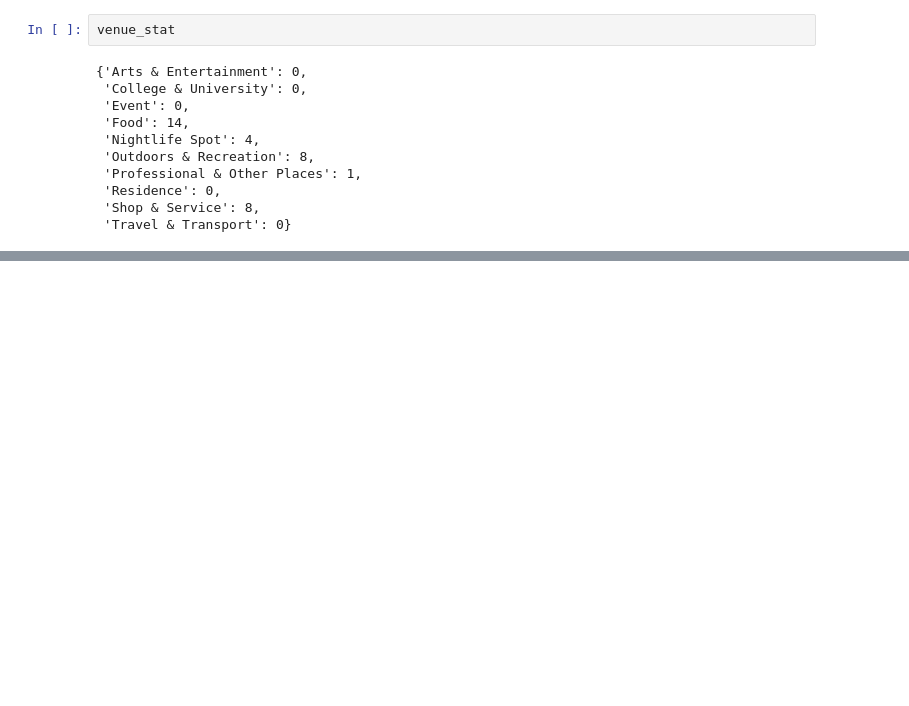
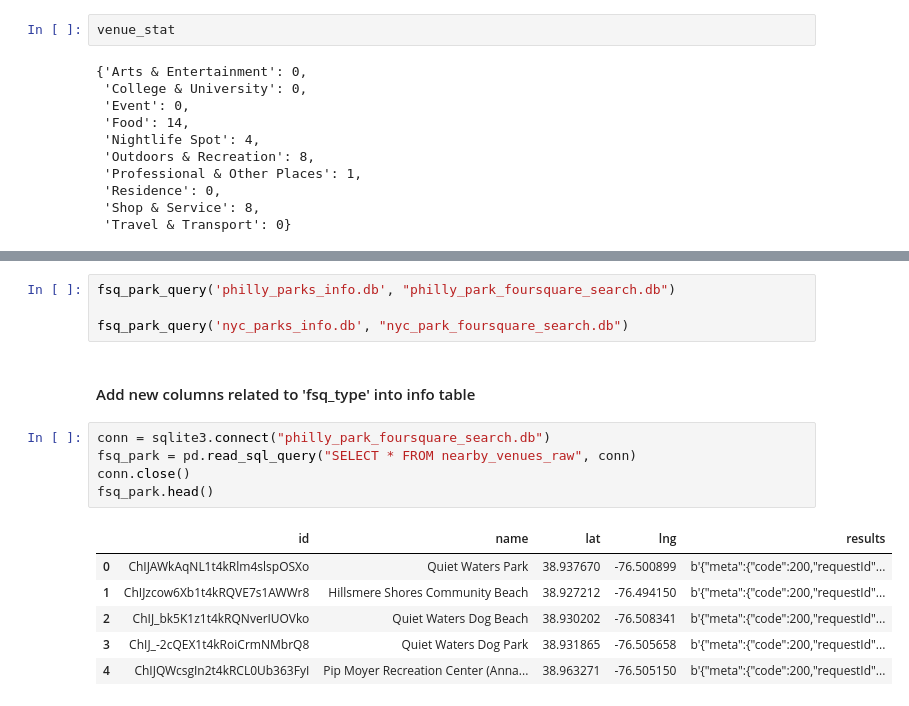
Before and after one commit to qcabel/park-recommendation, a Jupyter notebook: park_type_per_FourSquare_API.ipynb, the cells around one changed output, grey strips where cells are left out. Drawn from its saved outputs; the diff is of its cells as text; blank space fills up the shorter version.

```diff
--- a/park_type_per_FourSquare_API.ipynb
+++ b/park_type_per_FourSquare_API.ipynb
@@ -227,0 +249,18 @@ venue_stat
+# %%
+fsq_park_query('philly_parks_info.db', "philly_park_foursquare_search.db")
+
+fsq_park_query('nyc_parks_info.db', "nyc_park_foursquare_search.db")
+# %% [markdown]
+#### Add new columns related to 'fsq_type' into info table
+# %%
+conn = sqlite3.connect("philly_park_foursquare_search.db")
+fsq_park = pd.read_sql_query("SELECT * FROM nearby_venues_raw", conn)
+conn.close()
+fsq_park.head()
+# %% [output]
+|  | id | name | lat | lng | results |
+| 0 | ChIJAWkAqNL1t4kRlm4slspOSXo | Quiet Waters Park | 38.937670 | -76.500899 | b'{"meta":{"code":200,"requestId"... |
+| 1 | ChIJzcow6Xb1t4kRQVE7s1AWWr8 | Hillsmere Shores Community Beach | 38.927212 | -76.494150 | b'{"meta":{"code":200,"requestId"... |
+| 2 | ChIJ_bk5K1z1t4kRQNverIUOVko | Quiet Waters Dog Beach | 38.930202 | -76.508341 | b'{"meta":{"code":200,"requestId"... |
+| 3 | ChIJ_-2cQEX1t4kRoiCrmNMbrQ8 | Quiet Waters Dog Park | 38.931865 | -76.505658 | b'{"meta":{"code":200,"requestId"... |
+| 4 | ChIJQWcsgIn2t4kRCL0Ub363FyI | Pip Moyer Recreation Center (Anna... | 38.963271 | -76.505150 | b'{"meta":{"code":200,"requestId"... |
```
Also changed, not shown: parts of 25 cells of this notebook.
